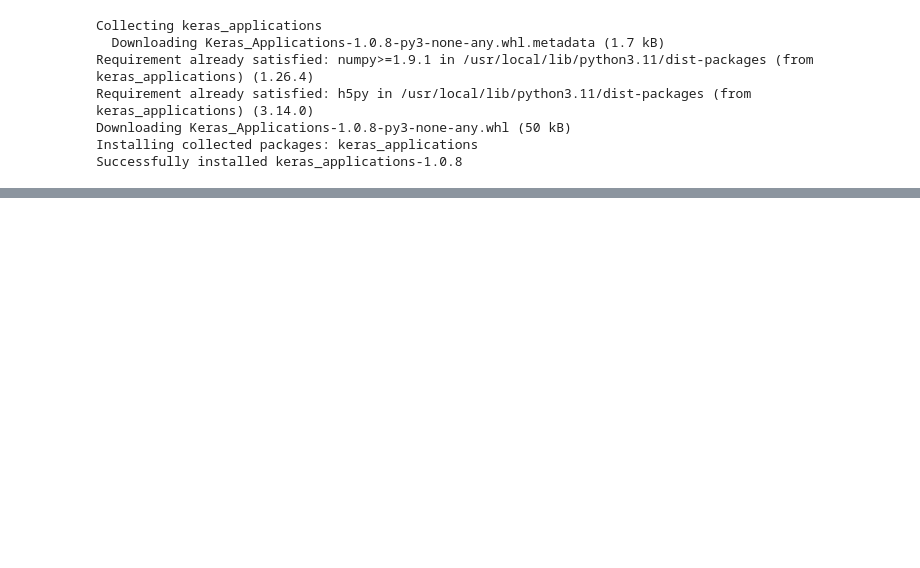
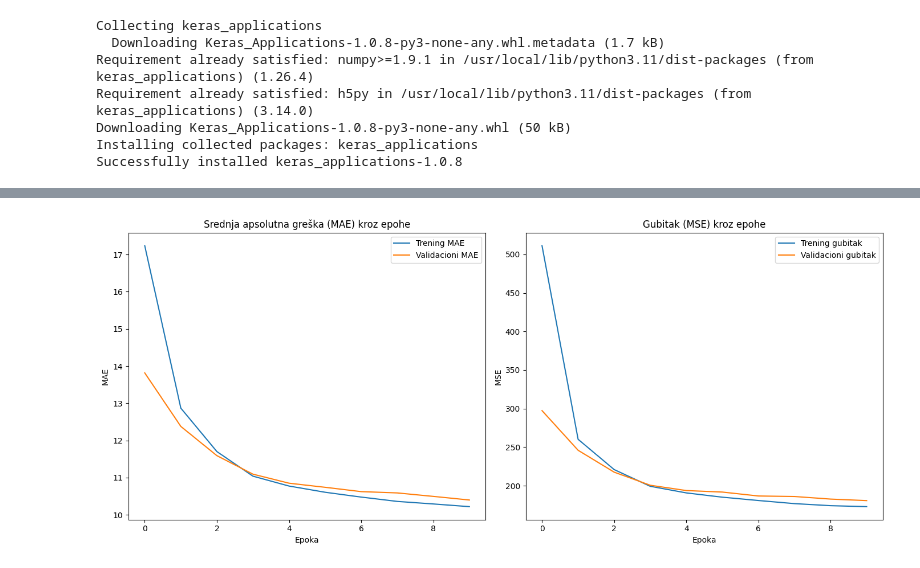
Before and after one commit to jelenamihalek/PPPO, a Jupyter notebook: JelenaMihalekPPPO.ipynb, the cells around one changed output, grey strips where cells are left out. Saved outputs shown, nothing was run; the diff lists cells and outputs as text; code cells hidden in the pictures; blank space fills up the shorter version.

```diff
--- a/JelenaMihalekPPPO.ipynb
+++ b/JelenaMihalekPPPO.ipynb
@@ -1219,0 +1292,26 @@ WARNING:absl:Compiled the loaded model, but the compiled metrics have yet to be
+# %%
+
+plt.figure(figsize=(14, 6))
+
+
+plt.subplot(1, 2, 1)
+plt.plot(history.history['mae'], label='Trening MAE')
+plt.plot(history.history['val_mae'], label='Validacioni MAE')
+plt.title('Srednja apsolutna greška (MAE) kroz epohe')
+plt.xlabel('Epoka')
+plt.ylabel('MAE')
+plt.legend()
+
+
+plt.subplot(1, 2, 2)
+plt.plot(history.history['loss'], label='Trening gubitak')
+plt.plot(history.history['val_loss'], label='Validacioni gubitak')
+plt.title('Gubitak (MSE) kroz epohe')
+plt.xlabel('Epoka')
+plt.ylabel('MSE')
+plt.legend()
+
+plt.tight_layout()
+plt.show()
+# %% [output]
+[figure, added]
```
Also changed, not shown: parts of 60 cells of this notebook.
